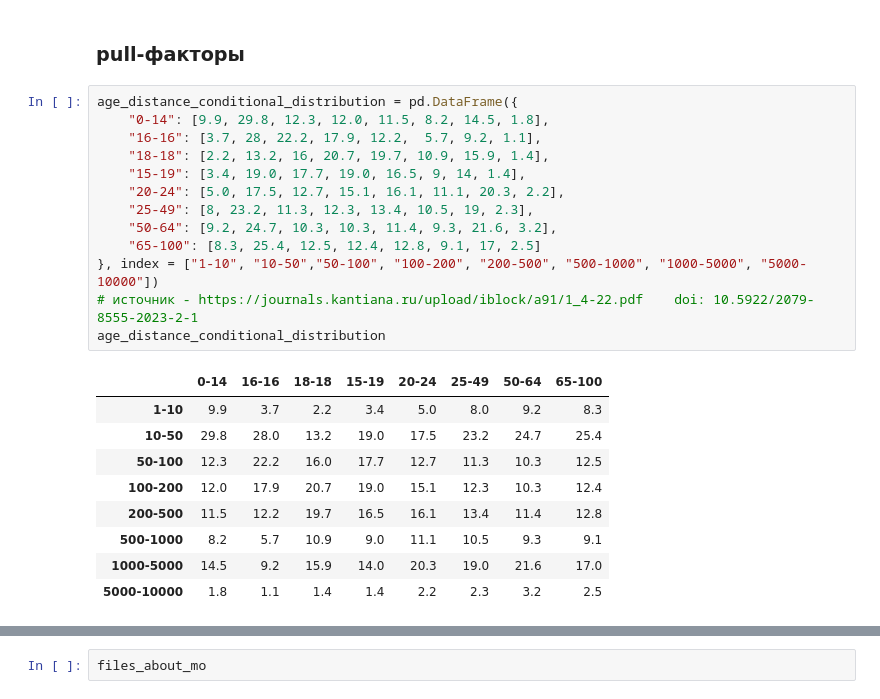
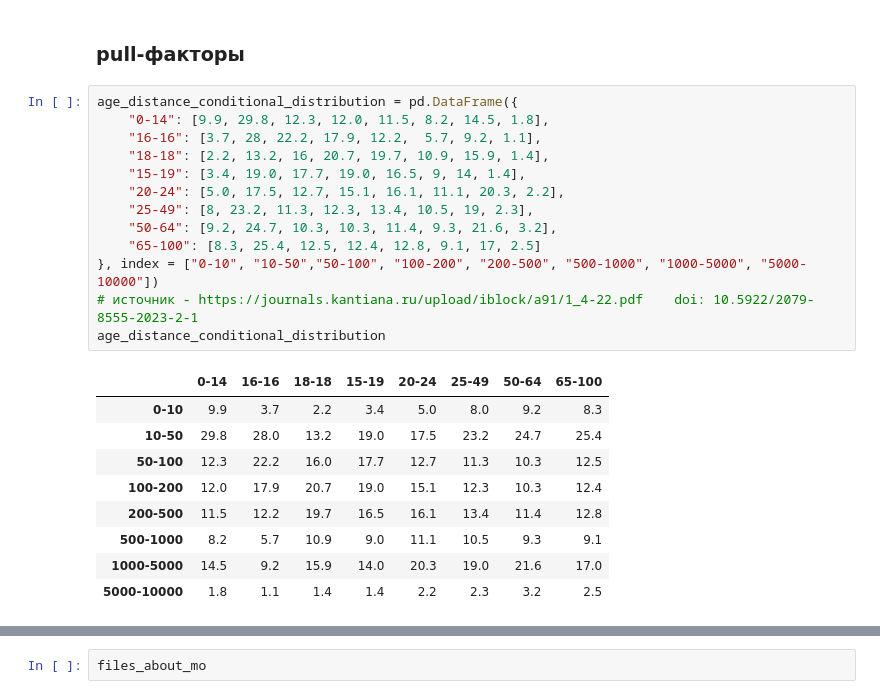
Before and after one commit to SergeyPishchulov/populations, a Jupyter notebook: empty_page/data_preparation.ipynb, the cells around one changed output, grey strips where cells are left out. Drawn from its saved outputs; the diff is of its cells as text.

```diff
--- a/empty_page/data_preparation.ipynb
+++ b/empty_page/data_preparation.ipynb
@@ -865,19 +865,19 @@ mun_unit_population
 # %%
 age_distance_conditional_distribution = pd.DataFrame({
     "0-14": [9.9, 29.8, 12.3, 12.0, 11.5, 8.2, 14.5, 1.8],
     "16-16": [3.7, 28, 22.2, 17.9, 12.2,  5.7, 9.2, 1.1],
     "18-18": [2.2, 13.2, 16, 20.7, 19.7, 10.9, 15.9, 1.4],
     "15-19": [3.4, 19.0, 17.7, 19.0, 16.5, 9, 14, 1.4],
     "20-24": [5.0, 17.5, 12.7, 15.1, 16.1, 11.1, 20.3, 2.2],
     "25-49": [8, 23.2, 11.3, 12.3, 13.4, 10.5, 19, 2.3],
     "50-64": [9.2, 24.7, 10.3, 10.3, 11.4, 9.3, 21.6, 3.2],
     "65-100": [8.3, 25.4, 12.5, 12.4, 12.8, 9.1, 17, 2.5]
-}, index = ["1-10", "10-50","50-100", "100-200", "200-500", "500-1000", "1000-5000", "5000-10000"])
+}, index = ["0-10", "10-50","50-100", "100-200", "200-500", "500-1000", "1000-5000", "5000-10000"])
 # источник - https://journals.kantiana.ru/upload/iblock/a91/1_4-22.pdf    doi: 10.5922/2079-8555-2023-2-1
 age_distance_conditional_distribution
 # %% [output]
 |  | 0-14 | 16-16 | 18-18 | 15-19 | 20-24 | 25-49 | 50-64 | 65-100 |
-| 1-10 | 9.9 | 3.7 | 2.2 | 3.4 | 5.0 | 8.0 | 9.2 | 8.3 |
+| 0-10 | 9.9 | 3.7 | 2.2 | 3.4 | 5.0 | 8.0 | 9.2 | 8.3 |
 | 10-50 | 29.8 | 28.0 | 13.2 | 19.0 | 17.5 | 23.2 | 24.7 | 25.4 |
 | 50-100 | 12.3 | 22.2 | 16.0 | 17.7 | 12.7 | 11.3 | 10.3 | 12.5 |
 | 100-200 | 12.0 | 17.9 | 20.7 | 19.0 | 15.1 | 12.3 | 10.3 | 12.4 |
```
Also changed, not shown: parts of 5 cells of this notebook.
